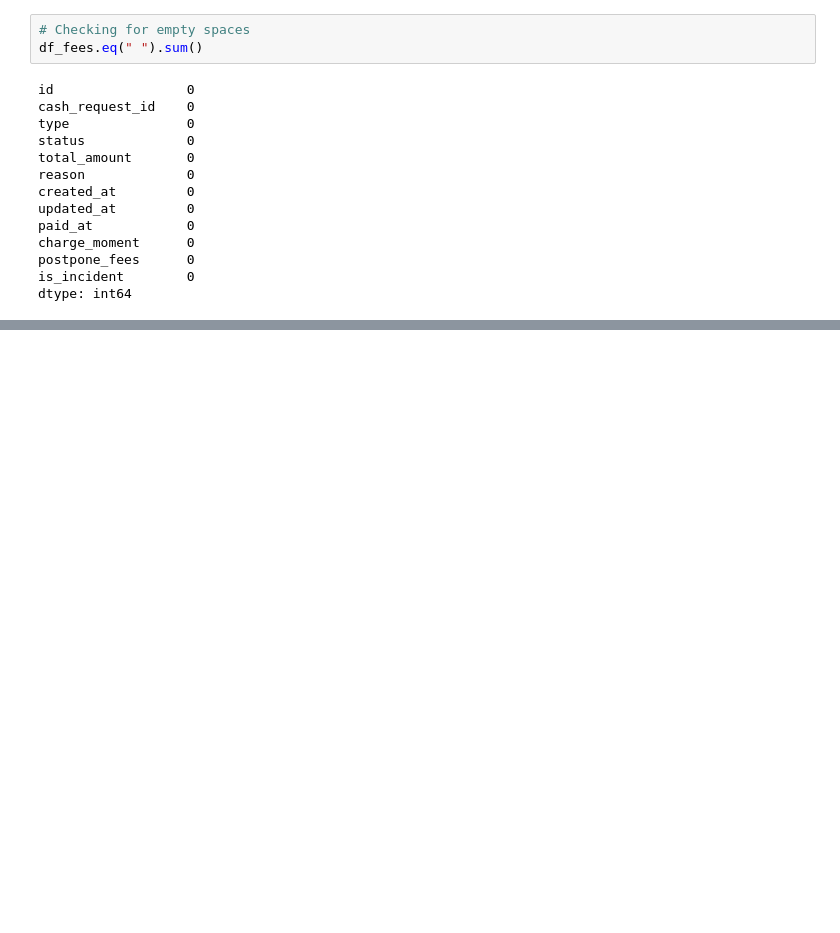
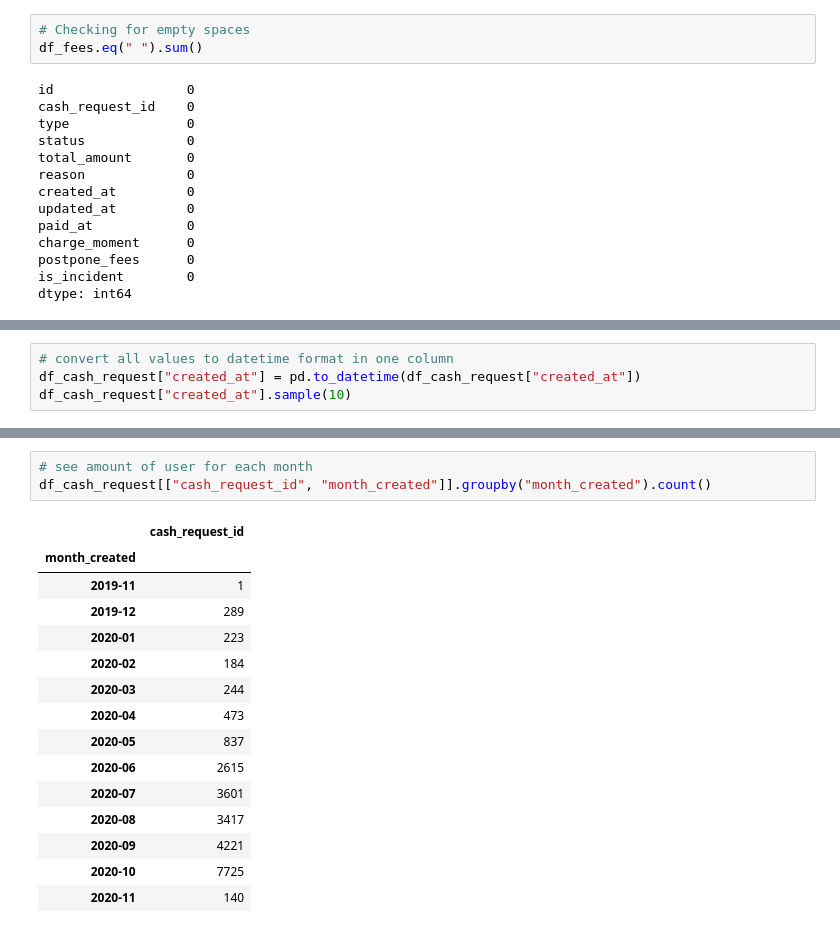
Before and after one commit to martaverfer/project-1-ironhack-payments-2-en, a Jupyter notebook: jupyter_notebooks/Fani.ipynb, the cells around one changed output, grey strips where cells are left out. Drawn from its saved outputs; the diff is of its cells as text; blank space fills up the shorter version.

```diff
--- a/jupyter_notebooks/Fani.ipynb
+++ b/jupyter_notebooks/Fani.ipynb
@@ -475,0 +511,4 @@ dtype: int64
+# %%
+# convert all values to datetime format in one column
+df_cash_request["created_at"] = pd.to_datetime(df_cash_request["created_at"])
+df_cash_request["created_at"].sample(10)
@@ -475,0 +569,19 @@ dtype: int64
+# %%
+# see amount of user for each month
+df_cash_request[["cash_request_id", "month_created"]].groupby("month_created").count()
+# %% [output]
+|  | cash_request_id |
+| month_created |  |
+| 2019-11 | 1 |
+| 2019-12 | 289 |
+| 2020-01 | 223 |
+| 2020-02 | 184 |
+| 2020-03 | 244 |
+| 2020-04 | 473 |
+| 2020-05 | 837 |
+| 2020-06 | 2615 |
+| 2020-07 | 3601 |
+| 2020-08 | 3417 |
+| 2020-09 | 4221 |
+| 2020-10 | 7725 |
+| 2020-11 | 140 |
```
Also changed, not shown: parts of 25 cells of this notebook.
